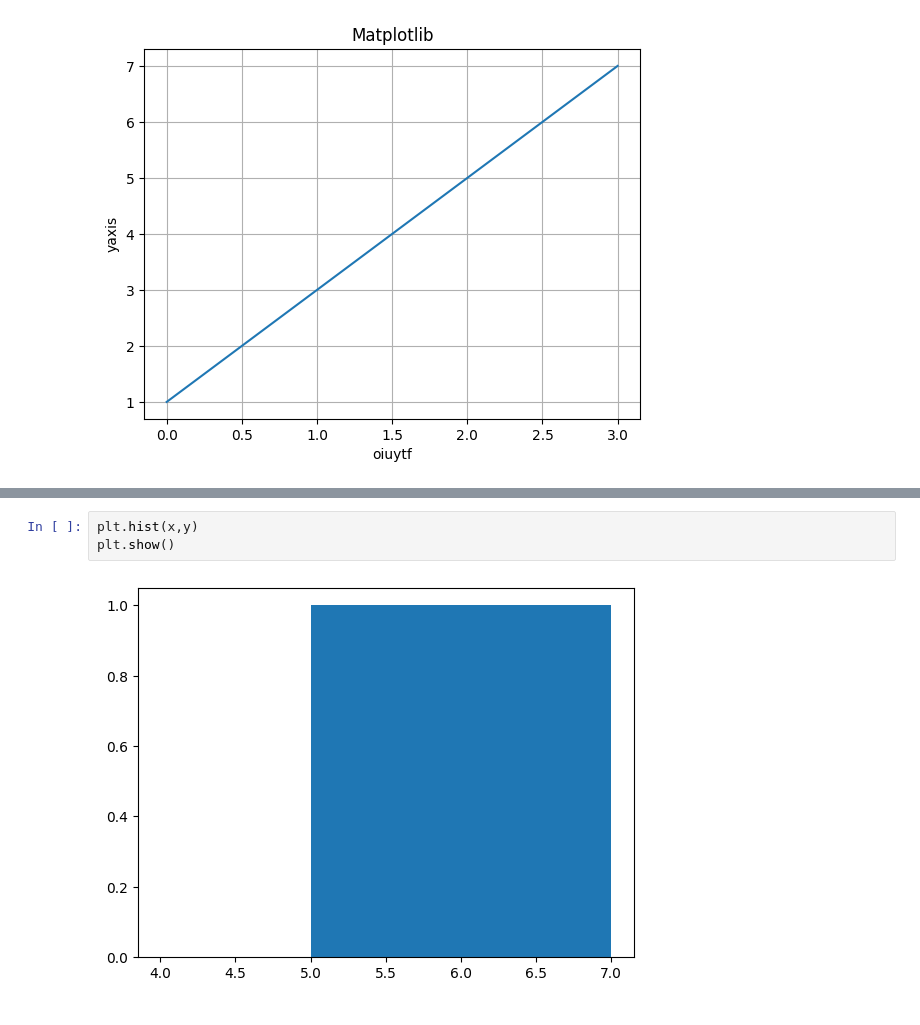
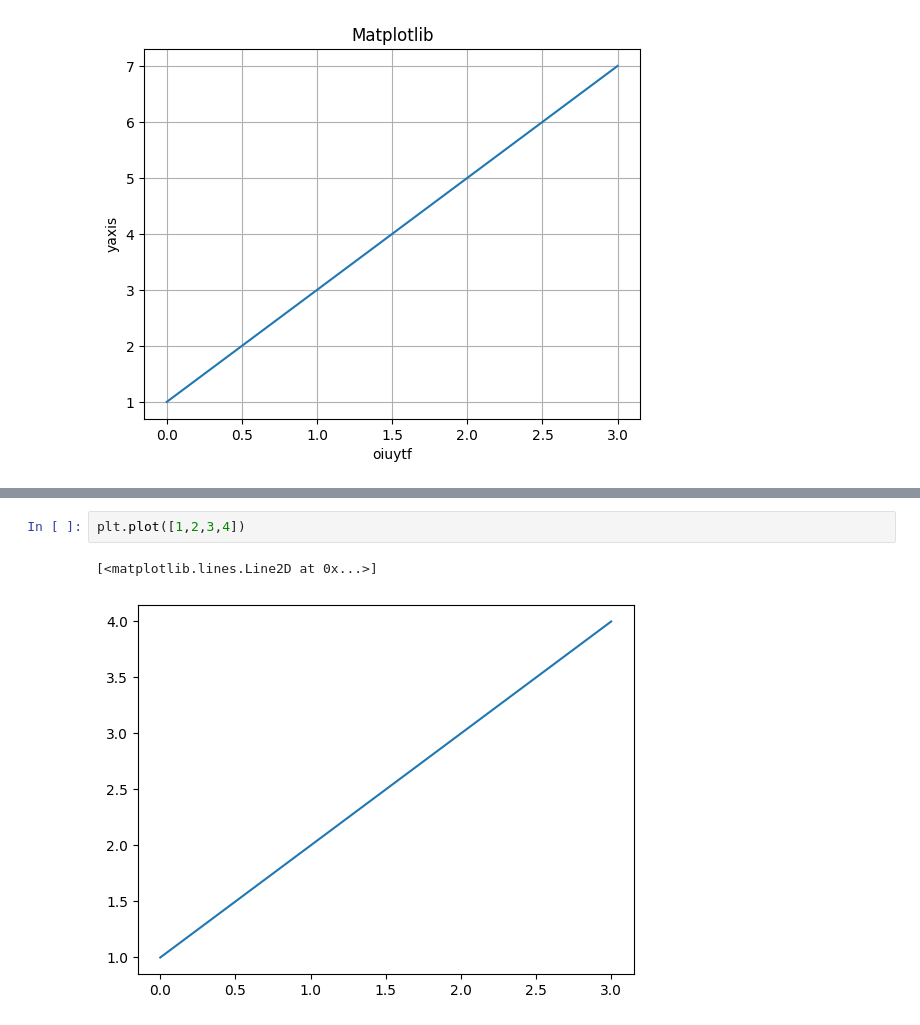
Before and after one commit to aadityendragauttam/SITP-12th-may, a Jupyter notebook: Matplotlib/basicmatplotlib.ipynb, the cells around one changed output, grey strips where cells are left out. Saved outputs shown, nothing was run; the diff lists cells and outputs as text.

```diff
--- a/Matplotlib/basicmatplotlib.ipynb
+++ b/Matplotlib/basicmatplotlib.ipynb
@@ -143,5 +133,5 @@ plt.show()
-# %%
-plt.hist(x,y)
-plt.show()
-# %% [output]
-[figure, removed]
+# %%
+plt.plot([1,2,3,4])
+# %% [output]
+[<matplotlib.lines.Line2D at 0x...>]
+[figure, added]
```
Also changed, not shown: parts of 24 cells of this notebook.
